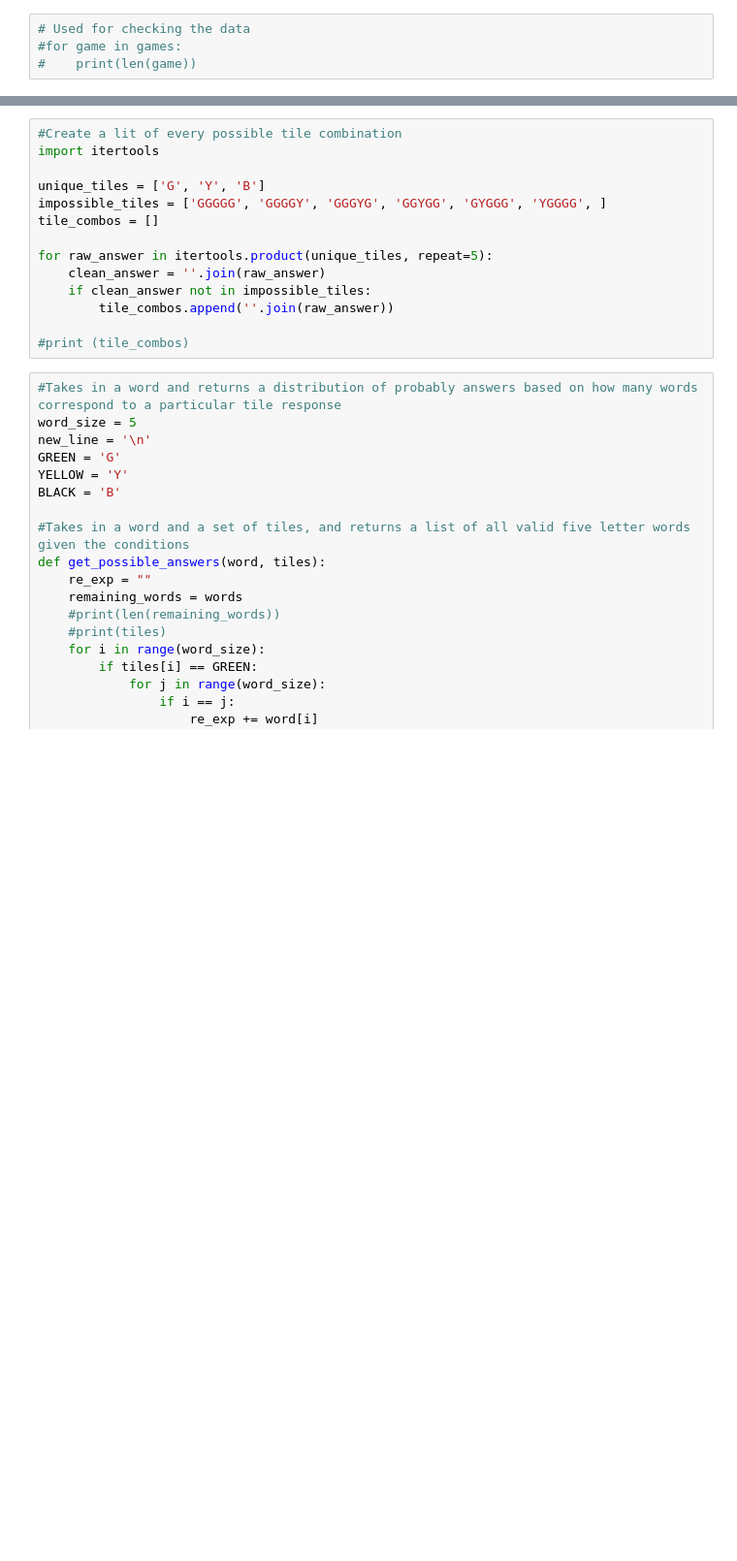
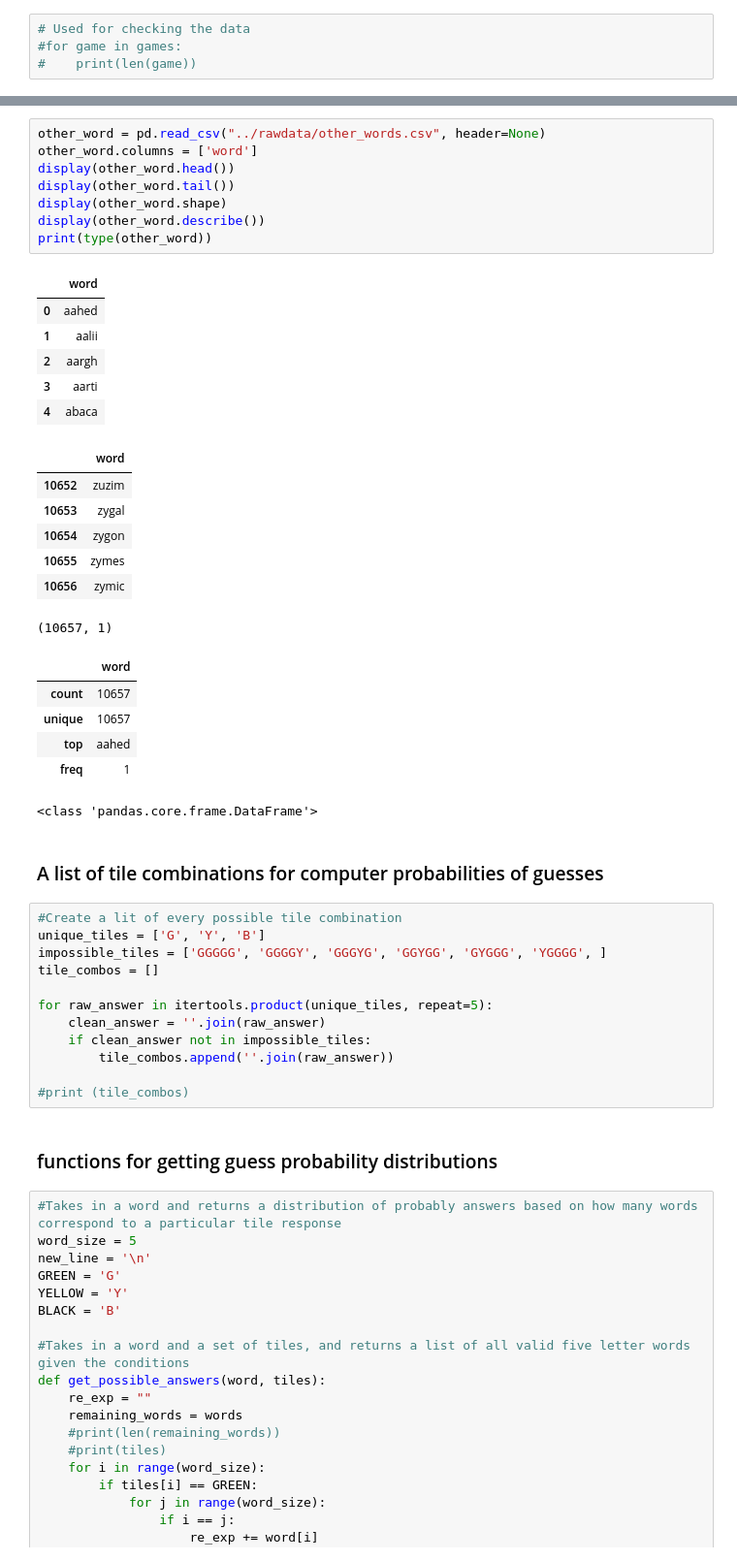
Before and after one commit to McQuillanJes/4310-Team14, a Jupyter notebook: MLP2/analysis/MLP2-Team14.ipynb, the cells around one changed output, grey strips where cells are left out. Shown: that part at 97% size. Cells and saved outputs as stored; diff of their text form; blank space fills up the shorter version.

```diff
--- a/MLP2/analysis/MLP2-Team14.ipynb
+++ b/MLP2/analysis/MLP2-Team14.ipynb
@@ -132,7 +193,35 @@ words = sorted(answers + other_words)
+# %%
+other_word = pd.read_csv("../rawdata/other_words.csv", header=None)
+other_word.columns = ['word']
+display(other_word.head())
+display(other_word.tail())
+display(other_word.shape)
+display(other_word.describe())
+print(type(other_word))
+# %% [output]
+|  | word |
+| 0 | aahed |
+| 1 | aalii |
+| 2 | aargh |
+| 3 | aarti |
+| 4 | abaca |
+|  | word |
+| 10652 | zuzim |
+| 10653 | zygal |
+| 10654 | zygon |
+| 10655 | zymes |
+| 10656 | zymic |
+(10657, 1)
+|  | word |
+| count | 10657 |
+| unique | 10657 |
+| top | aahed |
+| freq | 1 |
+<class 'pandas.core.frame.DataFrame'>
+# %% [markdown]
+### A list of tile combinations for computer probabilities of guesses
 # %%
 #Create a lit of every possible tile combination
-import itertools
-
 unique_tiles = ['G', 'Y', 'B']
 impossible_tiles = ['GGGGG', 'GGGGY', 'GGGYG', 'GGYGG', 'GYGGG', 'YGGGG', ]
 tile_combos = []
@@ -143,6 +232,8 @@ for raw_answer in itertools.product(unique_tiles, repeat=5):
         tile_combos.append(''.join(raw_answer))
 
 #print (tile_combos)
+# %% [markdown]
+### functions for getting guess probability distributions
 # %%
 #Takes in a word and returns a distribution of probably answers based on how many words correspond to a particular tile response
 word_size = 5
```
Also changed, not shown: parts of 20 cells of this notebook.
